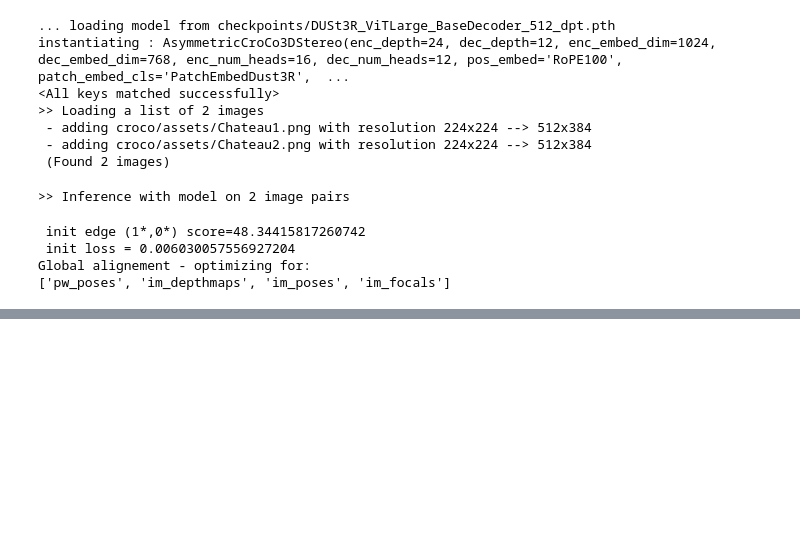
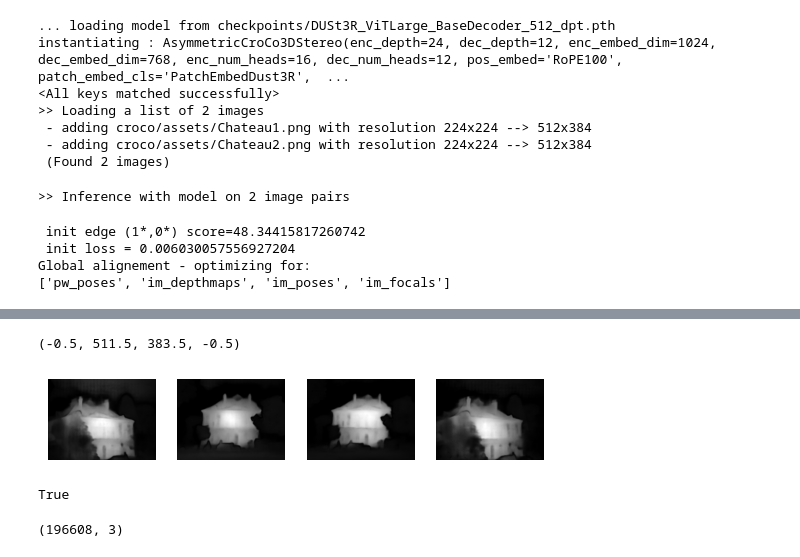
Before and after one commit to tauzn-clock/dust3r, a Jupyter notebook: playground.ipynb, the cells around one changed output, grey strips where cells are left out. Saved outputs shown, nothing was run; the diff lists cells and outputs as text; code cells hidden in the pictures; blank space fills up the shorter version.

```diff
--- a/playground.ipynb
+++ b/playground.ipynb
@@ -101,0 +105,48 @@ TypeError: Cannot handle this data type: (1, 1, 384, 512), |u1
+# %%
+conf1 = pred1["conf"][0].numpy()
+conf2 = pred1["conf"][1].numpy()
+conf3 = pred2["conf"][0].numpy()
+conf4 = pred2["conf"][1].numpy()
+
+plt.subplot(1, 4, 1)
+plt.imshow(conf1, cmap='gray')
+plt.axis('off')
+
+plt.subplot(1, 4, 2)
+plt.imshow(conf2, cmap='gray')
+plt.axis('off')
+
+plt.subplot(1, 4, 3)
+plt.imshow(conf3, cmap='gray')
+plt.axis('off')
+
+plt.subplot(1, 4, 4)
+plt.imshow(conf4, cmap='gray')
+plt.axis('off')
+# %% [output]
+(-0.5, 511.5, 383.5, -0.5)
+[figure, added]
+# %%
+pointcloud1 = pts3d[0].detach().cpu().numpy()
+pointcloud1 = pointcloud1.reshape(-1, 3)
+color1 = imgs[0].reshape(-1, 3)
+
+pcd1 = o3d.geometry.PointCloud()
+pcd1.points = o3d.utility.Vector3dVector(pointcloud1)
+pcd1.colors = o3d.utility.Vector3dVector(color1)
+o3d.io.write_point_cloud("pointcloud1.ply", pcd1)
+
+pointcloud2 = pts3d[1].detach().cpu().numpy()
+pointcloud2 = pointcloud2.reshape(-1, 3)
+color2 = imgs[1].reshape(-1, 3)
+
+pcd2 = o3d.geometry.PointCloud()
+pcd2.points = o3d.utility.Vector3dVector(pointcloud2)
+pcd2.colors = o3d.utility.Vector3dVector(color2)
+o3d.io.write_point_cloud("pointcloud2.ply", pcd2)
+# %% [output]
+True
+# %%
+print(pointcloud1.shape)
+# %% [output]
+(196608, 3)
```
Also changed, not shown: parts of 4 cells of this notebook.
